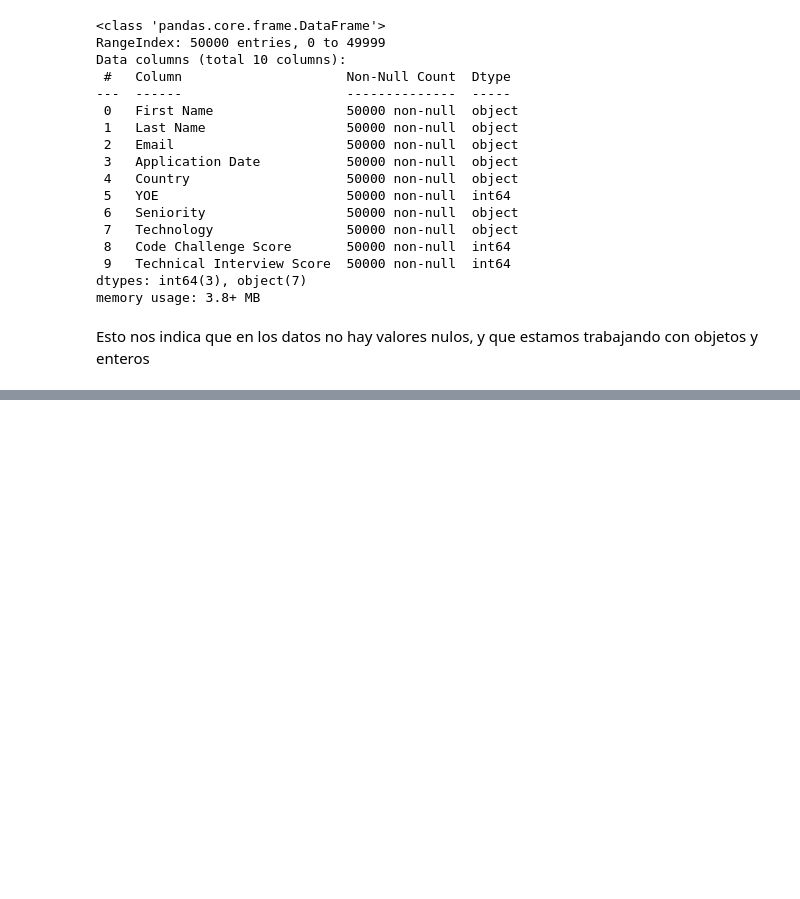
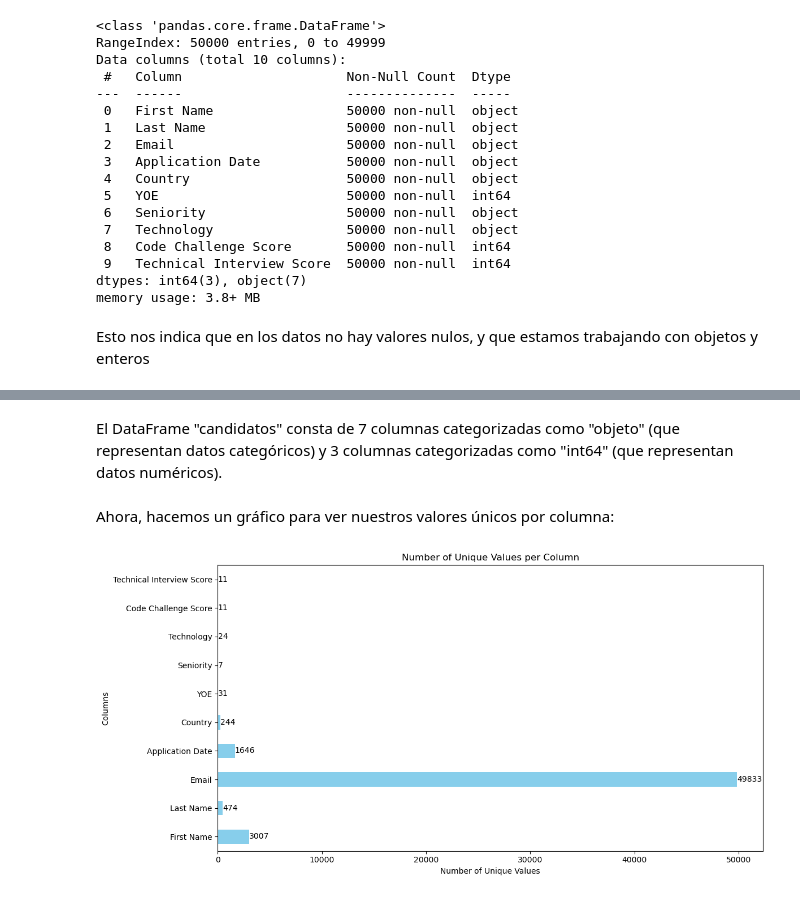
Before and after one commit to NicolasCuaran/NicolasCuaran-Work_Shop-1, a Jupyter notebook: 001_EDA_Candidates.ipynb, the cells around one changed output, grey strips where cells are left out. Drawn from its saved outputs; the diff is of its cells as text; code cells hidden in the pictures; blank space fills up the shorter version.

```diff
--- a/001_EDA_Candidates.ipynb
+++ b/001_EDA_Candidates.ipynb
@@ -81,0 +100,26 @@ NameError: name 'plt' is not defined
+# %% [markdown]
+El DataFrame "candidatos" consta de 7 columnas categorizadas como "objeto" (que representan datos categóricos) y 3 columnas categorizadas como "int64" (que representan datos numéricos).
+# %% [markdown]
+Ahora, hacemos un gráfico para ver nuestros valores únicos por columna:
+# %%
+unique_counts = df.nunique()
+
+
+colors = ['skyblue']
+
+plt.figure(figsize=(12, 6))
+bar_plot = unique_counts.plot(kind='barh', color=colors)
+
+plt.ylabel('Columns')
+plt.xlabel('Number of Unique Values')
+plt.title('Number of Unique Values per Column')
+
+
+for i, value in enumerate(unique_counts):
+    plt.text(value, i, str(value), ha='left', va='center')
+
+
+plt.tight_layout()
+plt.show()
+# %% [output]
+[figure, added]
```
Also changed, not shown: parts of 19 cells of this notebook, 2 other files.
